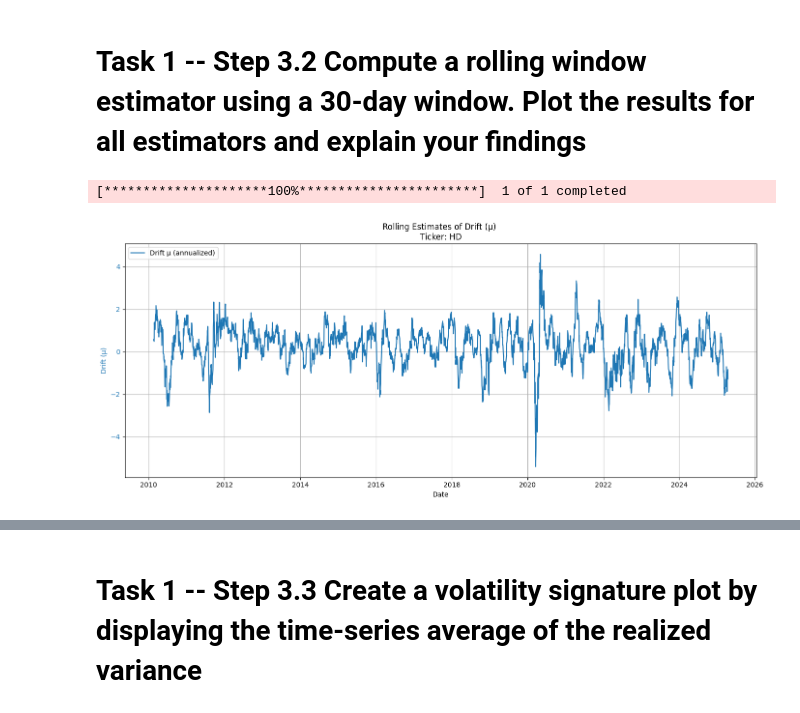
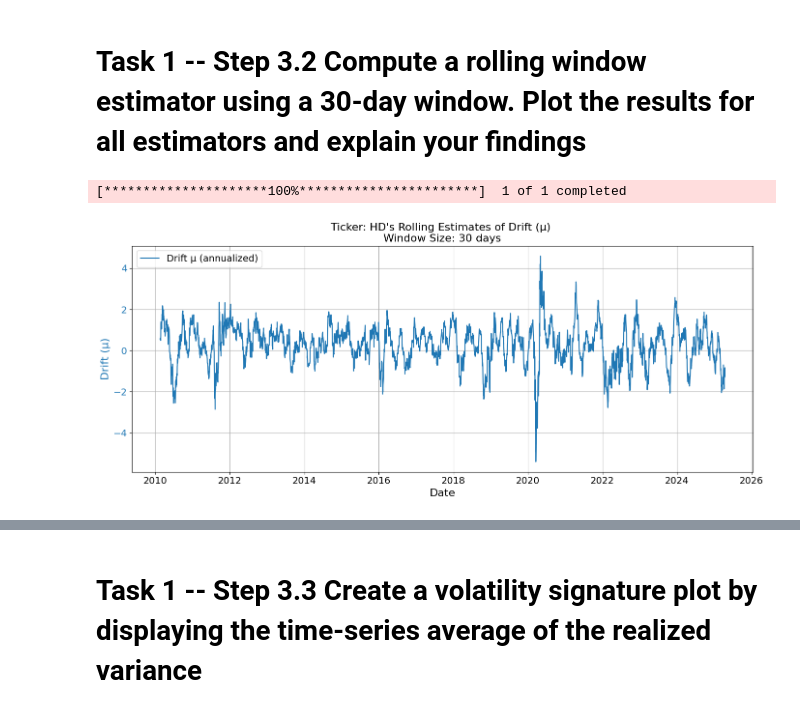
Before and after one commit to HarvestStars/cf_assignment1, a Jupyter notebook: assignment1/part_1.ipynb, the cells around one changed output, grey strips where cells are left out. Drawn from its saved outputs; the diff is of its cells as text; code cells hidden in the pictures.

```diff
--- a/assignment1/part_1.ipynb
+++ b/assignment1/part_1.ipynb
@@ -198,32 +198,36 @@ Date
 # %%
 # Downloading the data
 ticker = 'HD'
 start_date = '2010-01-01'
 end_date = dt.datetime.now().strftime('%Y-%m-%d')
 data = yf.download(ticker, start=start_date, end=end_date, auto_adjust=False)
 
 N = 30 # Number of trading in 30 days
 delta_t = 1 / N # Time increment in months
 
 data['LogReturn'] = np.log(data['Adj Close'] / data['Adj Close'].shift(1))
 data['RollingMu'] = data['LogReturn'].rolling(window=N).mean() * 365  # see equation (10) in the appendix
 
 # plotting the results
 fig, ax1 = plt.subplots(figsize=(14, 6))
 color = 'tab:blue'
-ax1.set_xlabel('Date')
-ax1.set_ylabel('Drift (μ)', color=color)
+ax1.set_xlabel('Date',fontsize=16)
+ax1.set_ylabel('Drift (μ)', color=color, fontsize=16)
+ax1.tick_params(axis='x', labelsize=14)
+ax1.tick_params(axis='y', labelsize=14)
+
 ax1.plot(data.index, data['RollingMu'], color=color, label='Drift μ (annualized)')
 ax1.tick_params(axis='y', labelcolor=color)
-ax1.legend(loc='upper left')
+ax1.legend(loc='upper left', fontsize=14)
 # formatting the plot
-plt.title(f"Rolling Estimates of Drift (μ) \nTicker: {ticker}")
+plt.title(f"Ticker: {ticker}'s Rolling Estimates of Drift (μ) \nWindow Size: {N} days", fontsize=16)
 fig.tight_layout()
 plt.grid(True)
+plt.savefig(f"./figs/rolling_mu_{ticker}.png", dpi=300)
 plt.show()
 # %% [output]
 [*********************100%***********************]  1 of 1 completed
-[figure, old version]
+[figure, new version]
 # %%
 N = 30 # Number of trading in 30 days
 delta_t = 1 / N # Time increment in months
```
Also changed, not shown: parts of 5 cells of this notebook, 14 other files.
